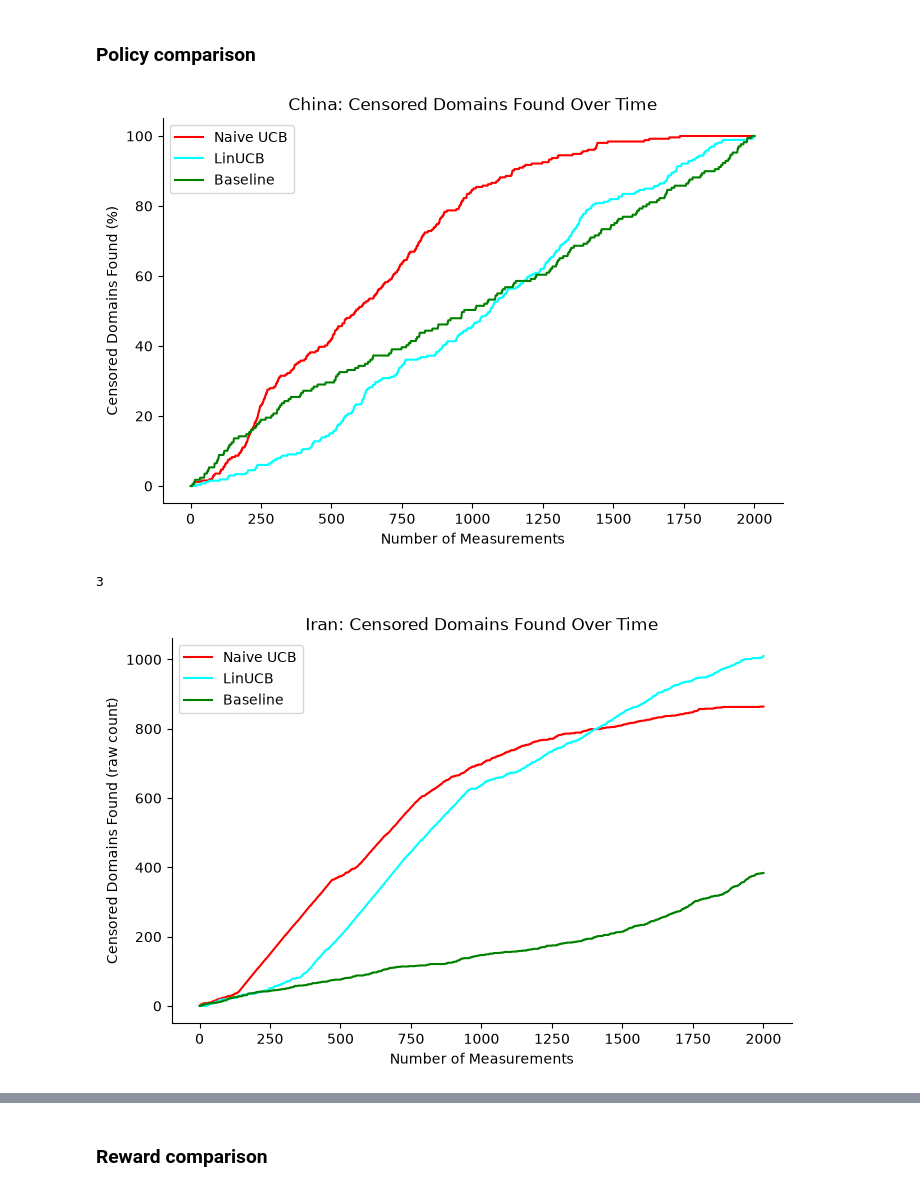
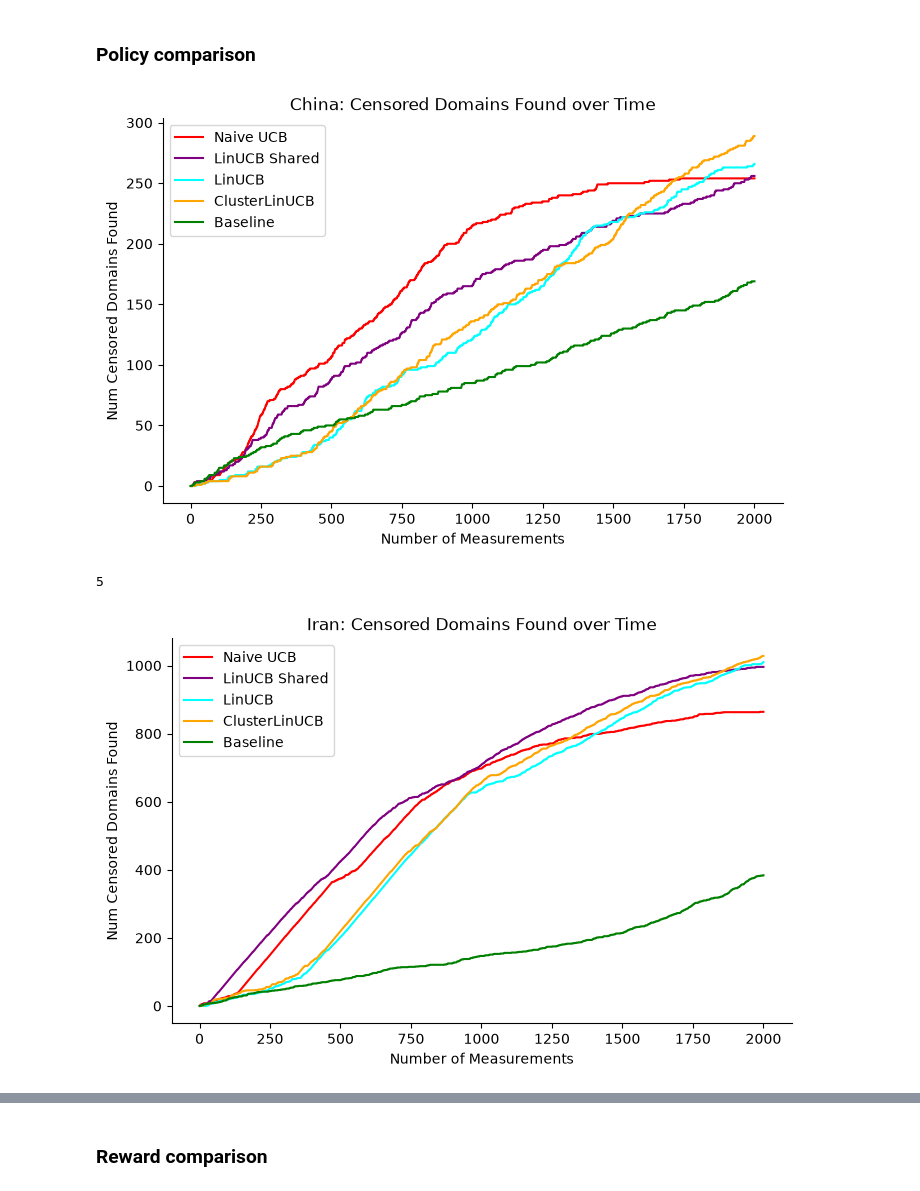
Before and after one commit to r-andlab/cenrl-infra, a Jupyter notebook: analysis/Analysis.ipynb, the cells around one changed output, grey strips where cells are left out. Drawn from its saved outputs; the diff is of its cells as text; code cells hidden in the pictures.

Commit message:
Latest notebook changes
Added heatmap plotting, short README, lot of small
code and config changes here and there.

```diff
--- a/analysis/Analysis.ipynb
+++ b/analysis/Analysis.ipynb
@@ -22,9 +27,9 @@ name_map = {
     "exp2": "LinUCB Shared",
     "exp3": "LinUCB",
     "exp4": "ClusterLinUCB",
-    "exp5": "UCB, majority vote",
-    "exp6": "UCB, partial reward (VPs)",
-    "exp7": "UCB, partial reward (ASNs)",
+    "exp5": "UCB, maj. vote",
+    "exp6": "UCB, partial (VPs)",
+    "exp7": "UCB, partial (ASNs)",
 }
 
 color_map = {
@@ -33,9 +38,9 @@ color_map = {
     "exp2": "purple",
     "exp3": "cyan",
     "exp4": "orange",
-    "exp5": "olive",
+    "exp5": "red",
     "exp6": "red",
-    "exp7": "blue",
+    "exp7": "red",
 }
 
 line_map = {
@@ -75,7 +80,7 @@ def get_experiment_linestyle(path):
 # %% [markdown]
 ## Over-time comparisons (vs baseline, vs other policies, vs other rewards)
 # %%
-USE_PERCENTAGES = True
+USE_PERCENTAGES = False
 # %%
 def get_times(df):
     return df["time"]
@@ -302,34 +307,34 @@ plt.show()
 # %%
 files = [
     f"{DATA_DIR}/exp1/China.csv",
-    # f"{DATA_DIR}/exp2/China.csv",
+    f"{DATA_DIR}/exp2/China.csv",
     f"{DATA_DIR}/exp3/China.csv",
-    # f"{DATA_DIR}/exp4/China.csv",
+    f"{DATA_DIR}/exp4/China.csv",
     f"{DATA_DIR}/baseline/China.csv"
 ]
 runs, times, names, colors, lines = get_over_time_compare_data(files)
 
 fig, ax = plt.subplots(figsize=(8, 5))
 for _ in range(len(runs)):
     ax.plot(times[_], runs[_], label=names[_], color=colors[_], linestyle=lines[_])
 
 ax.set_xlabel("Number of Measurements")
 if USE_PERCENTAGES:
     ax.set_ylabel("% of Censored Domains Found")
 else:
     ax.set_ylabel("Num Censored Domains Found")
 ax.set_title("China: Censored Domains Found over Time")
 ax.spines[["top", "right"]].set_visible(False)  # matches the reference style
 ax.legend()
 plt.show()
 # %% [output]
-[figure, old version]
+[figure, new version]
 # %%
 files = [
     f"{DATA_DIR}/exp1/Iran.csv",
-    # f"{DATA_DIR}/exp2/Iran.csv",
+    f"{DATA_DIR}/exp2/Iran.csv",
     f"{DATA_DIR}/exp3/Iran.csv",
-    # f"{DATA_DIR}/exp4/Iran.csv",
+    f"{DATA_DIR}/exp4/Iran.csv",
     f"{DATA_DIR}/baseline/Iran.csv"
 ]
 
@@ -363,8 +368,8 @@ ax.spines[["top", "right"]].set_visible(False)  # matches the reference style
 ax.legend()
 plt.show()
 # %% [output]
-3
+5
-[figure, old version]
+[figure, new version]
 # %%
 files = [
     f"{DATA_DIR}/exp1/United_Arab_Emirates.csv",
```
Also changed, not shown: parts of 39 cells of this notebook.
